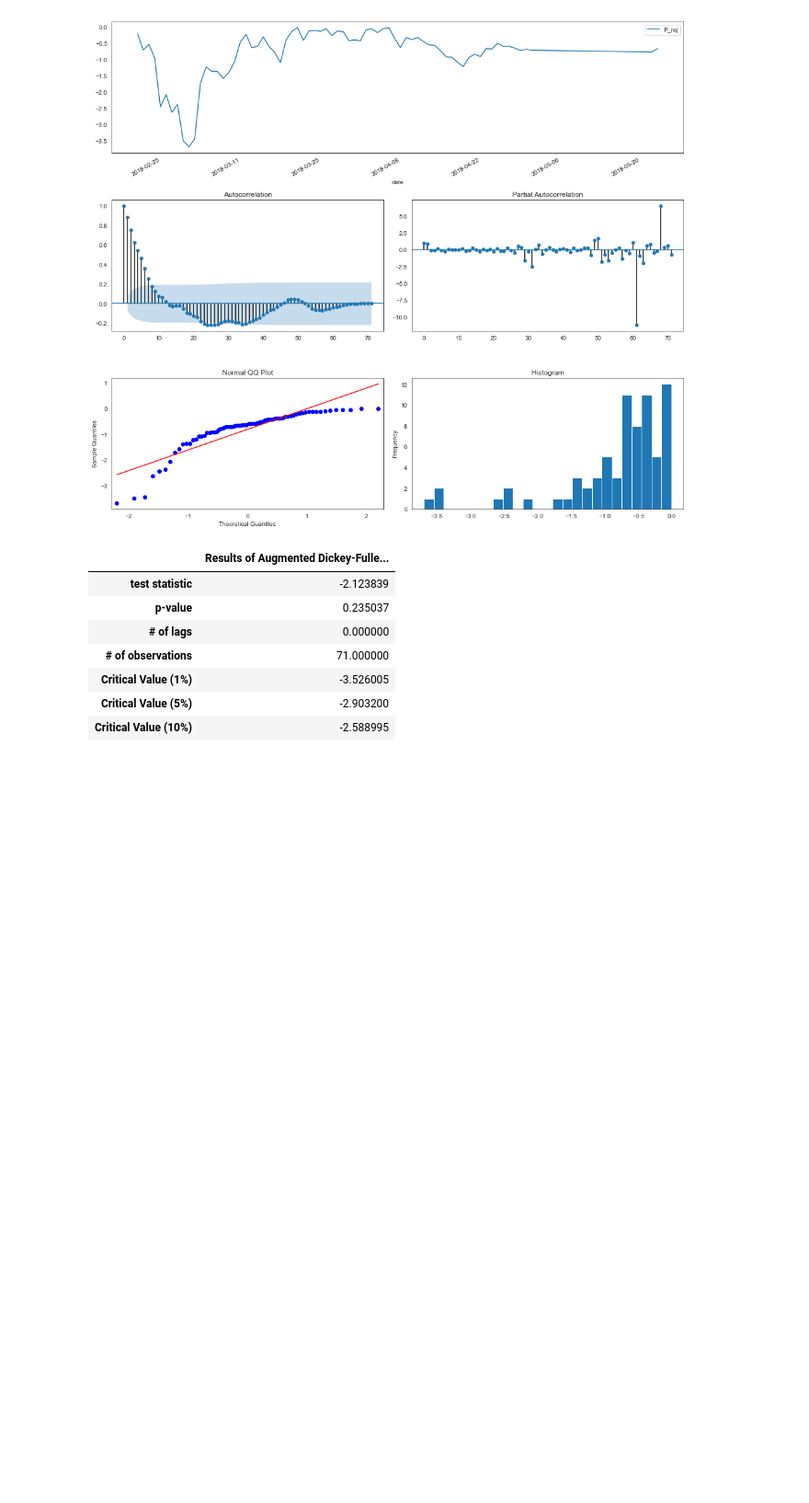
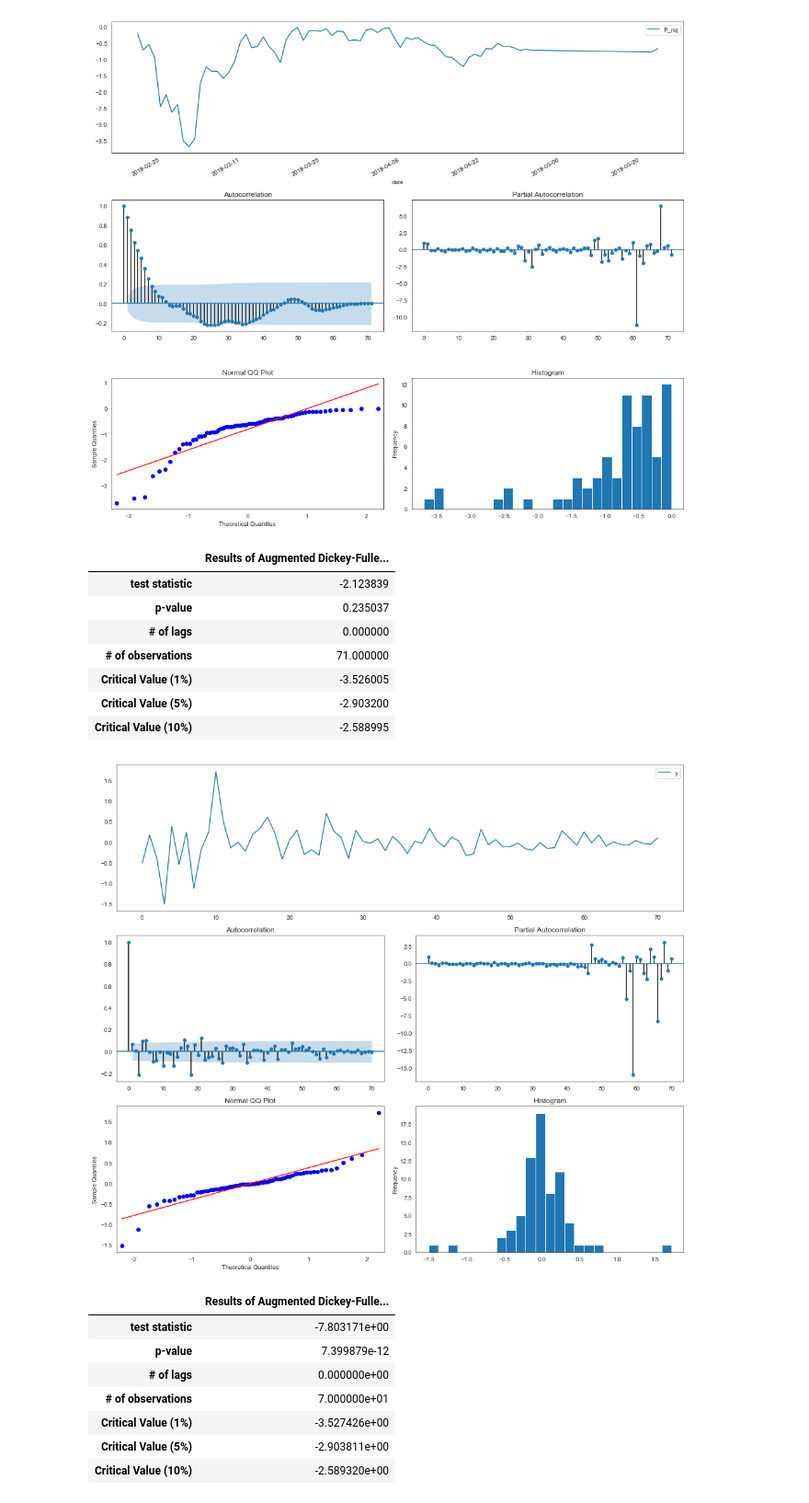
Before and after one commit to mariondechallens/1000mercis, a Jupyter notebook: Analyses/Annonceur1_campagne1_visite_2pages_Questions.ipynb, the cells around one changed output. Shown at 92% size. Drawn from its saved outputs; the diff is of its cells as text; code cells hidden in the pictures; blank space fills up the shorter version.

```diff
--- a/Analyses/Annonceur1_campagne1_visite_2pages_Questions.ipynb
+++ b/Analyses/Annonceur1_campagne1_visite_2pages_Questions.ipynb
@@ -365,3 +442,17 @@ adf_test(Plog)
 | Critical Value (1%) | -3.526005 |
 | Critical Value (5%) | -2.903200 |
 | Critical Value (10%) | -2.588995 |
+# %%
+Plogd = np.diff(Plog)
+ts_plot(Plogd)
+adf_test(Plogd)
+# %% [output]
+[figure, added]
+|  | Results of Augmented Dickey-Fulle... |
+| test statistic | -7.803171e+00 |
+| p-value | 7.399879e-12 |
+| # of lags | 0.000000e+00 |
+| # of observations | 7.000000e+01 |
+| Critical Value (1%) | -3.527426e+00 |
+| Critical Value (5%) | -2.903811e+00 |
+| Critical Value (10%) | -2.589320e+00 |
```
Also changed, not shown: parts of 4 cells of this notebook, 2 other files.
